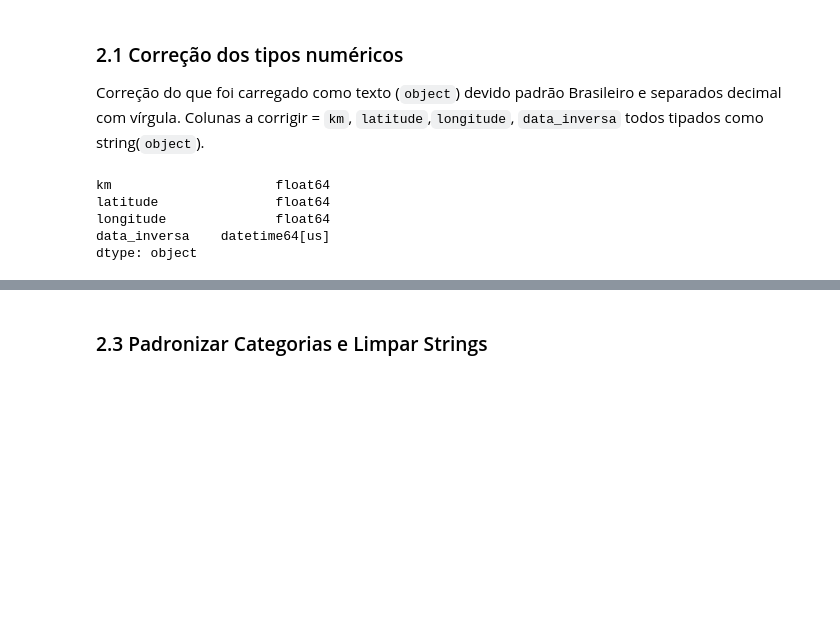
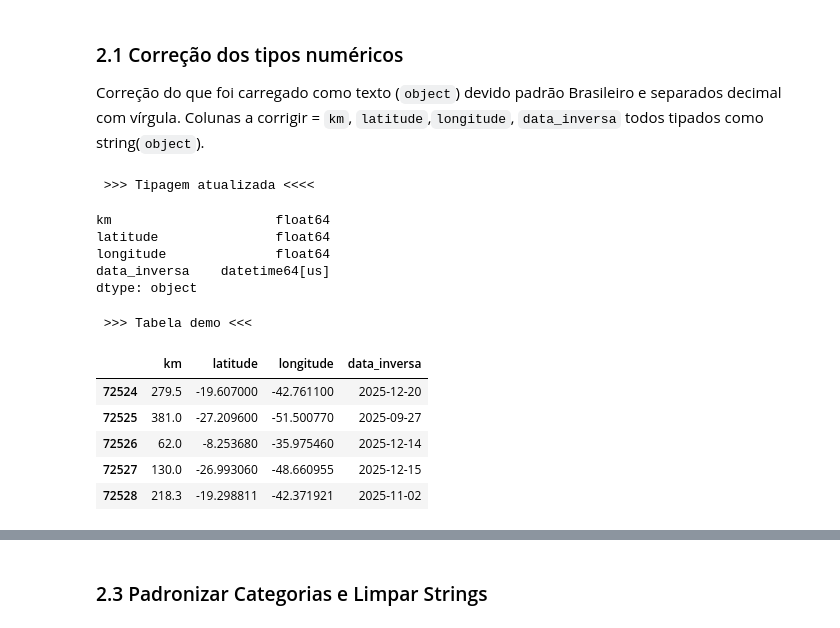
Before and after one commit to amalicef-sys/Projeto-Caixaverso-2026, a Jupyter notebook: analise/analise_acidentes_2025.ipynb, the cells around one changed output, grey strips where cells are left out. Drawn from its saved outputs; the diff is of its cells as text; code cells hidden in the pictures; blank space fills up the shorter version.

```diff
--- a/analise/analise_acidentes_2025.ipynb
+++ b/analise/analise_acidentes_2025.ipynb
@@ -1516,19 +1522,32 @@ Colunas a corrigir = `km`, `latitude`,`longitude`, `data_inversa` todos tipados
 # %%
 # 1. Substitui a vírgula brasileira por ponto e converte direto para float
 df['km'] = df['km'].str.replace(',', '.').astype(float)
 df['latitude'] = df['latitude'].str.replace(',', '.').astype(float)
 df['longitude'] = df['longitude'].str.replace(',', '.').astype(float)
 
 # 2. Converte a data de string para datetime64 (padrão Aula 3)
 df['data_inversa'] = pd.to_datetime(df['data_inversa'])
 
+
 # 3. Validação dos tipos resultantes
-df[['km', 'latitude', 'longitude', 'data_inversa']].dtypes
+print(" >>> Tipagem atualizada <<<<")
+display(df[['km', 'latitude', 'longitude', 'data_inversa']].dtypes)
+
+print(" >>> Tabela demo <<<")
+display(df[['km', 'latitude', 'longitude', 'data_inversa']].tail(5))
 # %% [output]
-km                     float64
-latitude               float64
-longitude              float64
-data_inversa    datetime64[us]
-dtype: object
+ >>> Tipagem atualizada <<<<
+km                     float64
+latitude               float64
+longitude              float64
+data_inversa    datetime64[us]
+dtype: object
+ >>> Tabela demo <<<
+|  | km | latitude | longitude | data_inversa |
+| 72524 | 279.5 | -19.607000 | -42.761100 | 2025-12-20 |
+| 72525 | 381.0 | -27.209600 | -51.500770 | 2025-09-27 |
+| 72526 | 62.0 | -8.253680 | -35.975460 | 2025-12-14 |
+| 72527 | 130.0 | -26.993060 | -48.660955 | 2025-12-15 |
+| 72528 | 218.3 | -19.298811 | -42.371921 | 2025-11-02 |
 # %% [markdown]
 ### 2.2 Tratamento de Dados Faltantes
```
Also changed, not shown: parts of 22 cells of this notebook, 2 other files.
